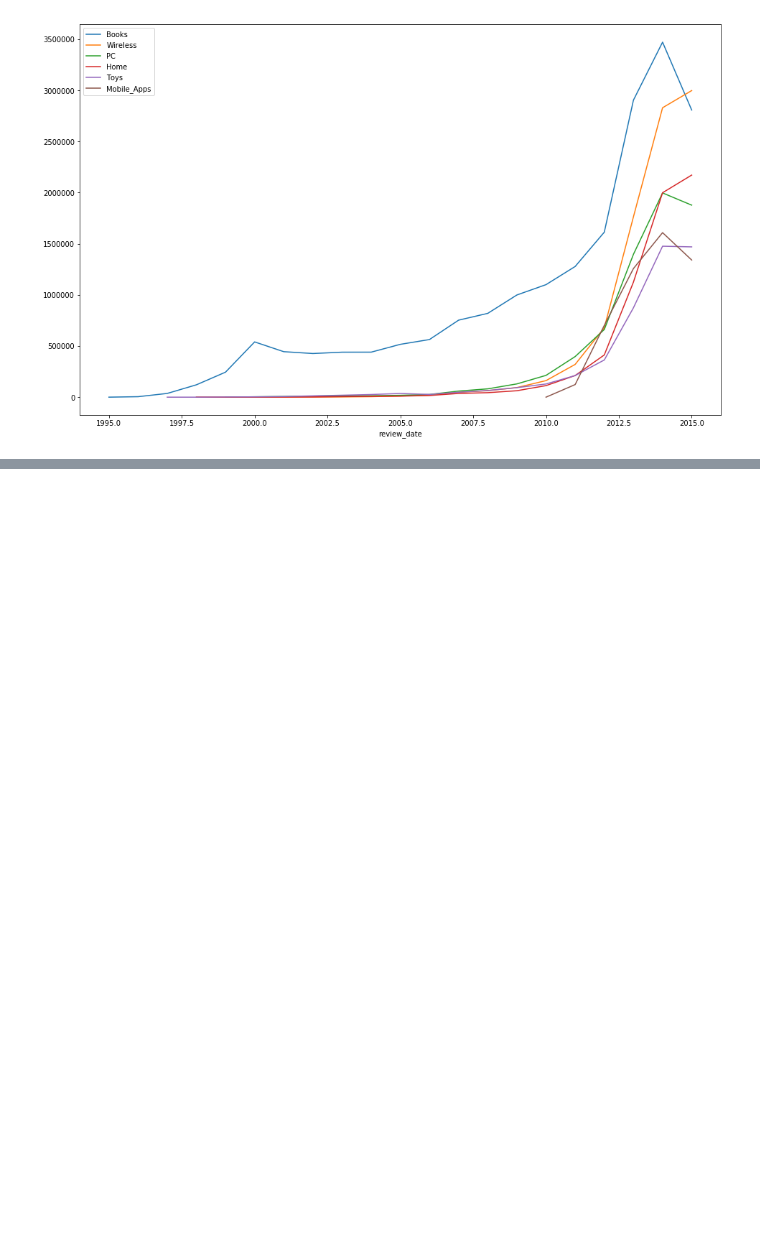
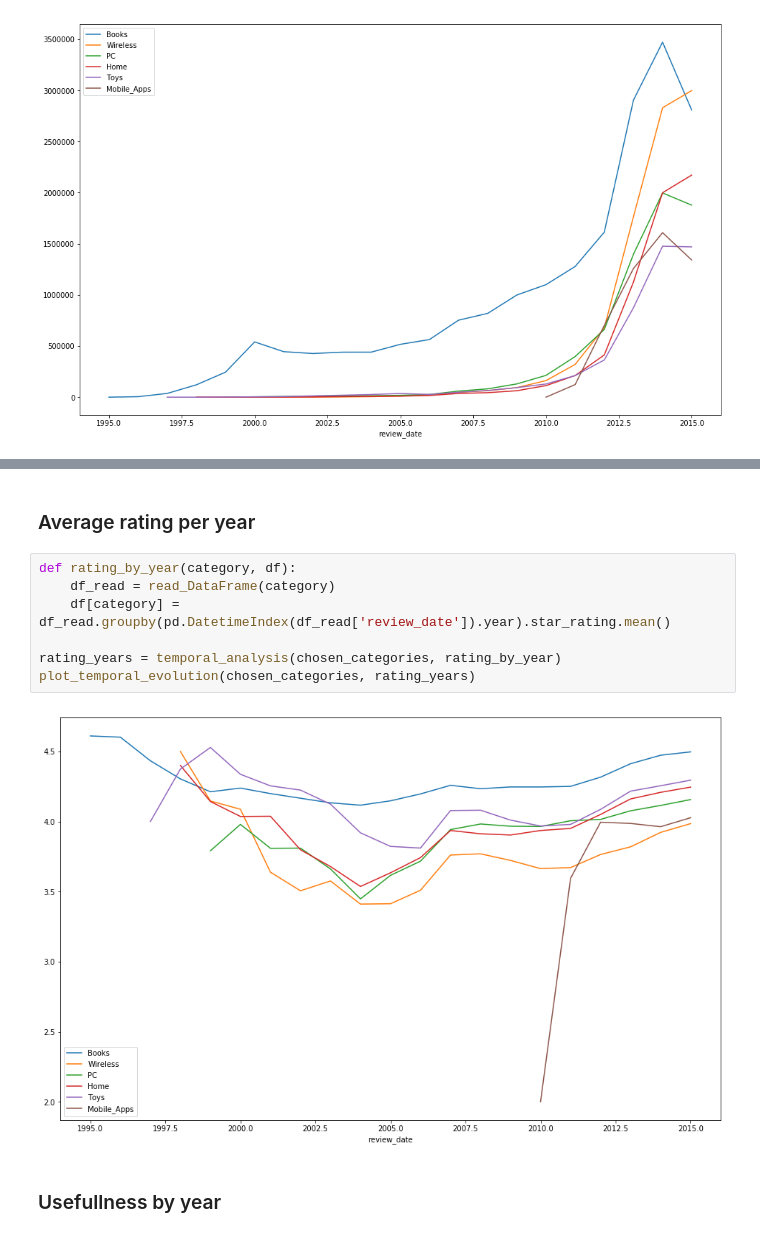
Before and after one commit to pjuda/ada-project, a Jupyter notebook: amazon-project.ipynb, the cells around one changed output, grey strips where cells are left out. Saved outputs shown, nothing was run; the diff lists cells and outputs as text; blank space fills up the shorter version.

```diff
--- a/amazon-project.ipynb
+++ b/amazon-project.ipynb
@@ -189,0 +212,13 @@ def
+# %% [markdown]
+### Average rating per year
+# %%
+def rating_by_year(category, df):
+    df_read = read_DataFrame(category)
+    df[category] = df_read.groupby(pd.DatetimeIndex(df_read['review_date']).year).star_rating.mean()
+
+rating_years = temporal_analysis(chosen_categories, rating_by_year)
+plot_temporal_evolution(chosen_categories, rating_years)
+# %% [output]
+[figure, added]
+# %% [markdown]
+### Usefullness by year
```
Also changed, not shown: parts of 32 cells of this notebook, 1 other file.
